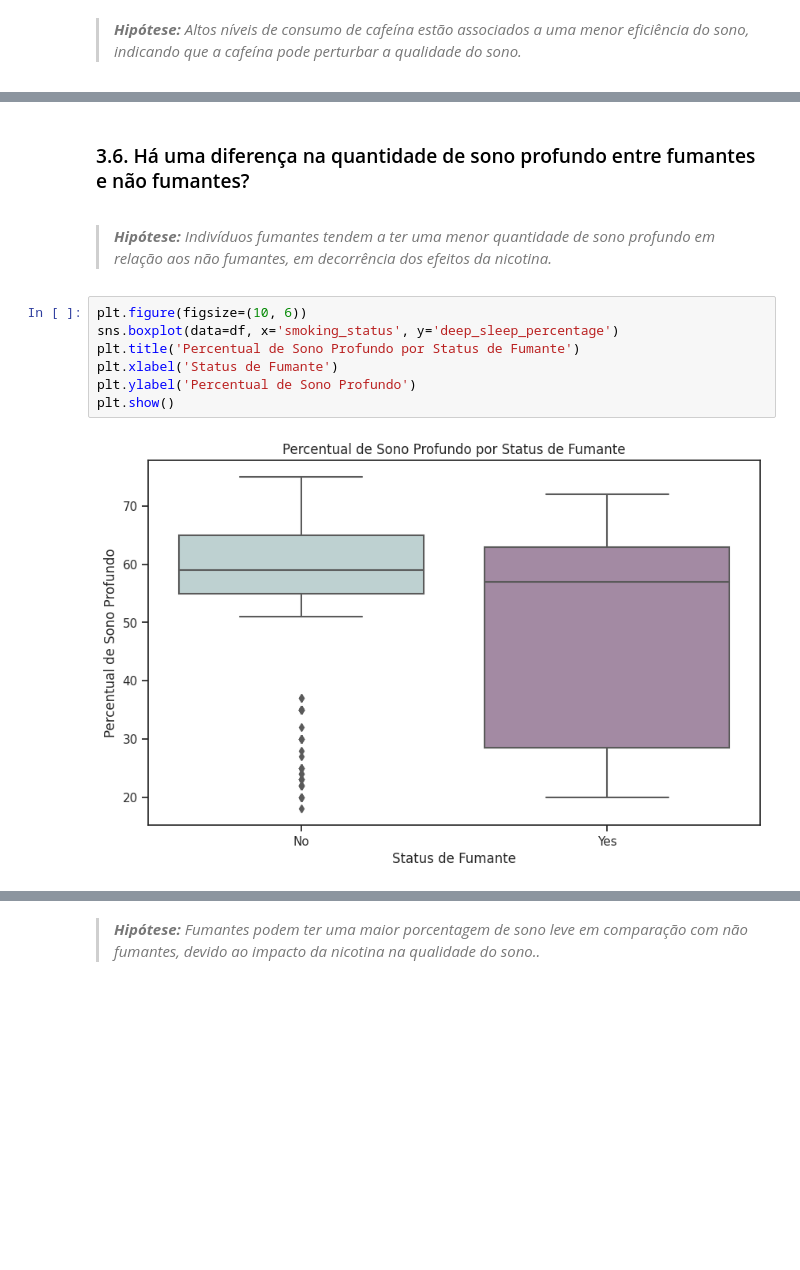
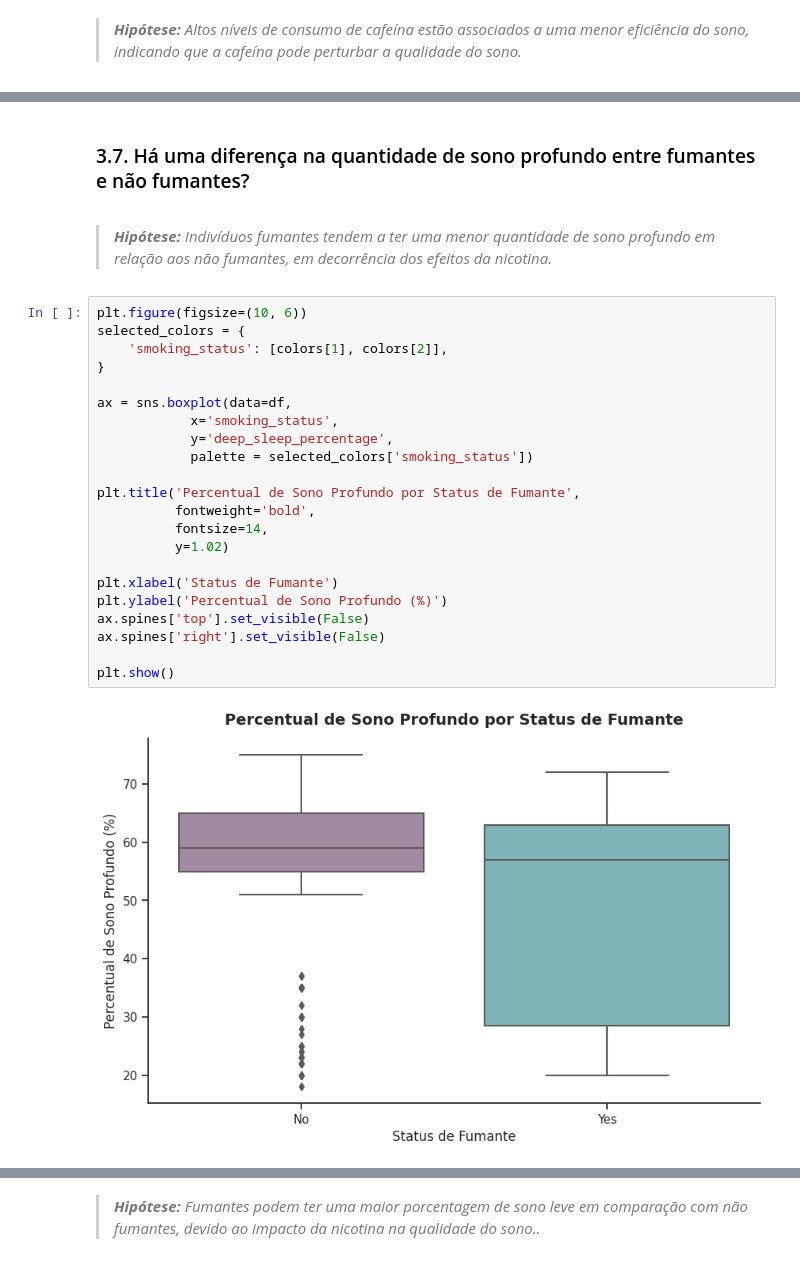
Before and after one commit to atlantico-academy/equipe1-2024.2, a Jupyter notebook: notebooks/01-exploratory_data_analysis.ipynb, the cells around one changed output, grey strips where cells are left out. Saved outputs shown, nothing was run; the diff lists cells and outputs as text; blank space fills up the shorter version.

```diff
--- a/notebooks/01-exploratory_data_analysis.ipynb
+++ b/notebooks/01-exploratory_data_analysis.ipynb
@@ -784,14 +983,29 @@ plt.show()
 # %% [markdown]
-<div id='pergunta_06'><h3>3.6. Há uma diferença na quantidade de sono profundo entre fumantes e não fumantes?</h3></div>
+<div id='pergunta_07'><h3>3.7. Há uma diferença na quantidade de sono profundo entre fumantes e não fumantes?</h3></div>
 # %% [markdown]
 >***Hipótese:*** *Indivíduos fumantes tendem a ter uma menor quantidade de sono profundo em relação aos não fumantes, em decorrência dos efeitos da nicotina.*
 # %%
 plt.figure(figsize=(10, 6))
-sns.boxplot(data=df, x='smoking_status', y='deep_sleep_percentage')
-plt.title('Percentual de Sono Profundo por Status de Fumante')
+selected_colors = {
+    'smoking_status': [colors[1], colors[2]],
+}
+
+ax = sns.boxplot(data=df,
+            x='smoking_status',
+            y='deep_sleep_percentage',
+            palette = selected_colors['smoking_status'])
+
+plt.title('Percentual de Sono Profundo por Status de Fumante',
+          fontweight='bold',
+          fontsize=14,
+          y=1.02)
+
 plt.xlabel('Status de Fumante')
-plt.ylabel('Percentual de Sono Profundo')
+plt.ylabel('Percentual de Sono Profundo (%)')
+ax.spines['top'].set_visible(False)
+ax.spines['right'].set_visible(False)
+
 plt.show()
 # %% [output]
-[figure, old version]
+[figure, new version]
 # %% [markdown]
```
Also changed, not shown: parts of 127 cells of this notebook.
